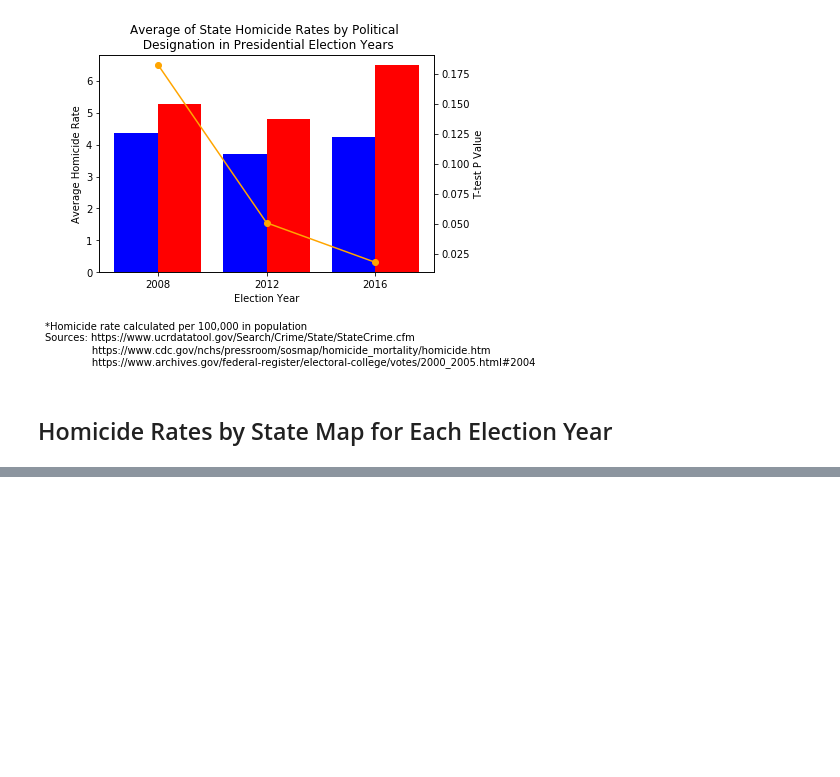
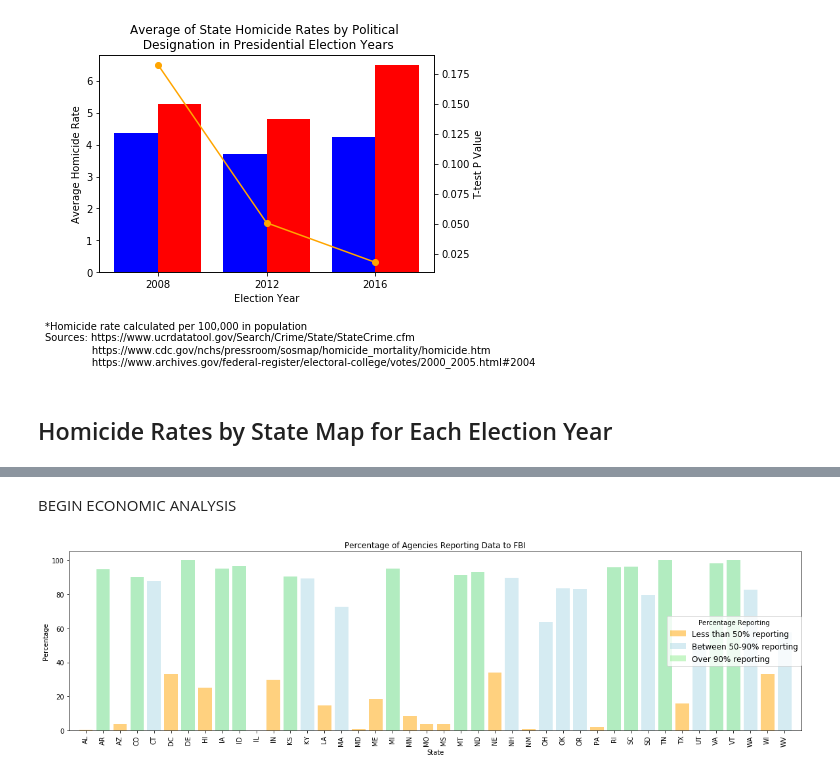
Before and after one commit to stace2775/07-Group_Project_1, a Jupyter notebook: GROUP_2_DATA_EXPLORATION_AND_CLEANUP.ipynb, the cells around one changed output, grey strips where cells are left out. Saved outputs shown, nothing was run; the diff lists cells and outputs as text; code cells hidden in the pictures; blank space fills up the shorter version.

```diff
--- a/GROUP_2_DATA_EXPLORATION_AND_CLEANUP.ipynb
+++ b/GROUP_2_DATA_EXPLORATION_AND_CLEANUP.ipynb
@@ -30,6 +36,26 @@ from pprint import pprint
 
 # Import DATA.GOV API key
 from api_keys import ses_dg_key, am_gkey, am_dg_key
+# %%
+#IMPORT CENSUS DATA
+ses_census_path = "output_data/census_data.csv"
+ses_census_df = pd.read_csv(ses_census_path, encoding="ISO-8859-1")
+
+#IMPORT AGENCY DATA
+agency_path = "output_data/final_agency_data.csv"
+agency_df = pd.read_csv(agency_path, encoding="ISO-8859-1")
+agency_df = agency_df.rename(columns={'State':'state_abbr'})
+#agency_df_sorted = agency_df.sort_values(by=['Pct Active'], ascending=False)
+
+#IMPORT MURDER RATE & DEATH PENALTY BY STATE (DEATH PENALTY.ORG)
+ses_mr_path = "output_data/Murder_Rates_and_Death_Penalty_by_State_2017.csv"
+ses_mr_df = pd.read_csv(ses_mr_path, encoding="ISO-8859-1")
+ses_mrcensus = pd.merge(ses_census_df, ses_mr_df, on='state_name')
+
+#IMPORT VICTIM DATA BY STATE
+state_v_sex_path = "output_data/state_v_sex_data.csv"
+state_v_sex_df = pd.read_csv(state_v_sex_path, encoding="ISO-8859-1")
+ses_state_v_sex_2017 = state_v_sex_df.loc[state_v_sex_df['Year']==2017, :]
 # %% [markdown]
 NATIONAL FBI CRIME DATA  - EXPLORATION AND CLEANUP - VICTIM DATA ONLY (NO OFFENDERS)
 # %%
@@ -1229,3 +1255,37 @@ fig.add_layer(red_marks_16)
 fig
 # %% [output]
 [interactive output not drawn]
+# %% [markdown]
+BEGIN ECONOMIC ANALYSIS
+# %%
+#PERCENTAGE OF AGENCIES REPORTING DATA TO THE FBI PER STATE
+a_states = agency_df['state_abbr']
+agency_pct = agency_df['Pct Active']
+x_axis = np.arange(len(a_states))
+
+plt.figure(figsize=(20, 5))
+
+mask2 = agency_pct < 50
+mask3 = agency_pct > 50
+mask4 = agency_pct > 90
+
+
+plt.bar(x_axis[mask2], agency_pct[mask2], color='orange', alpha=0.5, align='center', label="Less than 50% reporting")
+plt.bar(x_axis[mask3], agency_pct[mask3], color='lightblue', alpha=0.5, align='center' ,label='Between 50-90% reporting')
+plt.bar(x_axis[mask4], agency_pct[mask4], color='lightgreen', alpha=0.5, align='center' ,label='Over 90% reporting')
+
+
+plt.legend(loc='right', borderaxespad=0, fontsize = 12, title= "Percentage Reporting")
+
+tick_locations = [value for value in x_axis]
+plt.xticks(tick_locations, a_states, rotation="vertical")
+
+plt.xlim(-1, len(x_axis))
+
+plt.title("Percentage of Agencies Reporting Data to FBI")
+plt.xlabel("State")
+plt.ylabel("Percentage")
+
+plt.savefig("Images/Agencies_Reporting_to_FBI.png")
+# %% [output]
+[figure, added]
```
Also changed, not shown: parts of 9 cells of this notebook, 5 other files.
